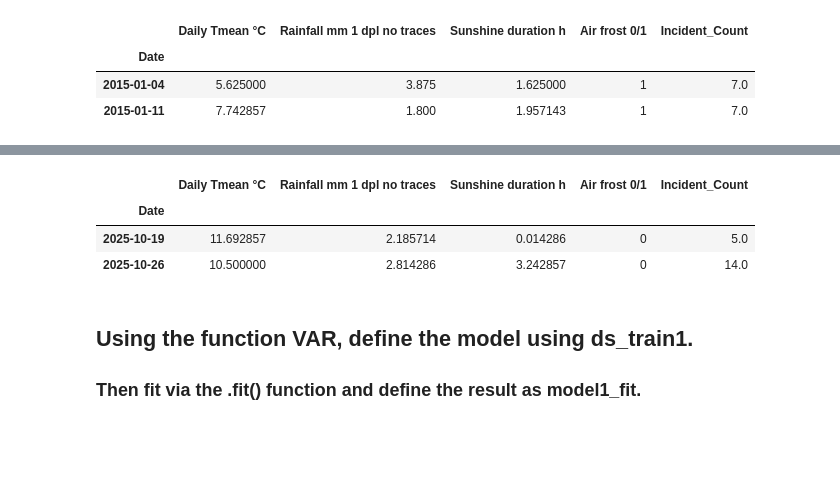
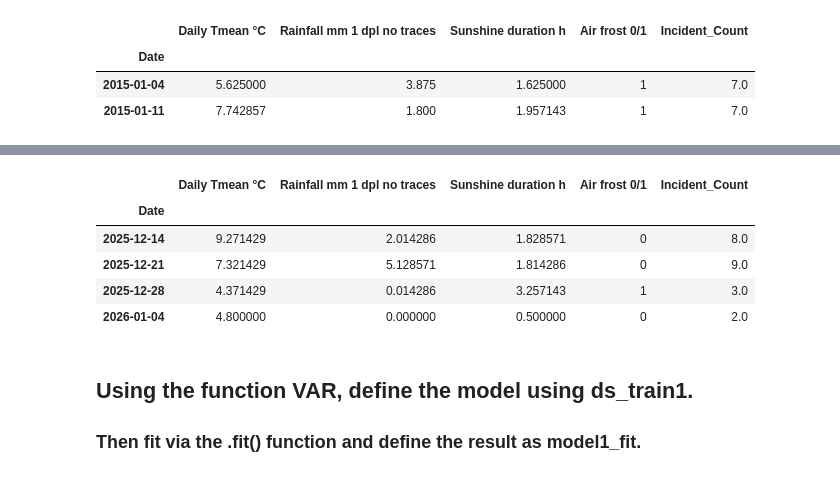
Before and after one commit to admason/C_Spark_Project_AM2, a Jupyter notebook: RTC_Sklearn_WEEK.ipynb, the cells around one changed output, grey strips where cells are left out. Drawn from its saved outputs; the diff is of its cells as text; code cells hidden in the pictures; blank space fills up the shorter version.

```diff
--- a/RTC_Sklearn_WEEK.ipynb
+++ b/RTC_Sklearn_WEEK.ipynb
@@ -746,5 +746,4 @@ model_ds.head(2)
 # %%
 # Add your code below
-ds_train1 = model_ds.iloc[:-12]
-
-ds_train1.tail(2)
+ds_train1 = model_ds.iloc[:-4]
+ds_test1 = model_ds.iloc[-4:]
@@ -756,11 +767,13 @@ ds_train1.tail(2)
 # %%
-ds_test1 = model_ds.iloc[-12:]
-ds_test1.head(2)
+
+ds_test1.head(10)
 # %% [output]
 |  | Daily Tmean °C | Rainfall mm 1 dpl no traces | Sunshine duration h | Air frost 0/1 | Incident_Count |
 | Date |  |  |  |  |  |
-| 2025-10-19 | 11.692857 | 2.185714 | 0.014286 | 0 | 5.0 |
-| 2025-10-26 | 10.500000 | 2.814286 | 3.242857 | 0 | 14.0 |
+| 2025-12-14 | 9.271429 | 2.014286 | 1.828571 | 0 | 8.0 |
+| 2025-12-21 | 7.321429 | 5.128571 | 1.814286 | 0 | 9.0 |
+| 2025-12-28 | 4.371429 | 0.014286 | 3.257143 | 1 | 3.0 |
+| 2026-01-04 | 4.800000 | 0.000000 | 0.500000 | 0 | 2.0 |
 # %% [markdown]
 ## Using the function VAR, define the model using ds_train1.
 
```
Also changed, not shown: parts of 52 cells of this notebook.
